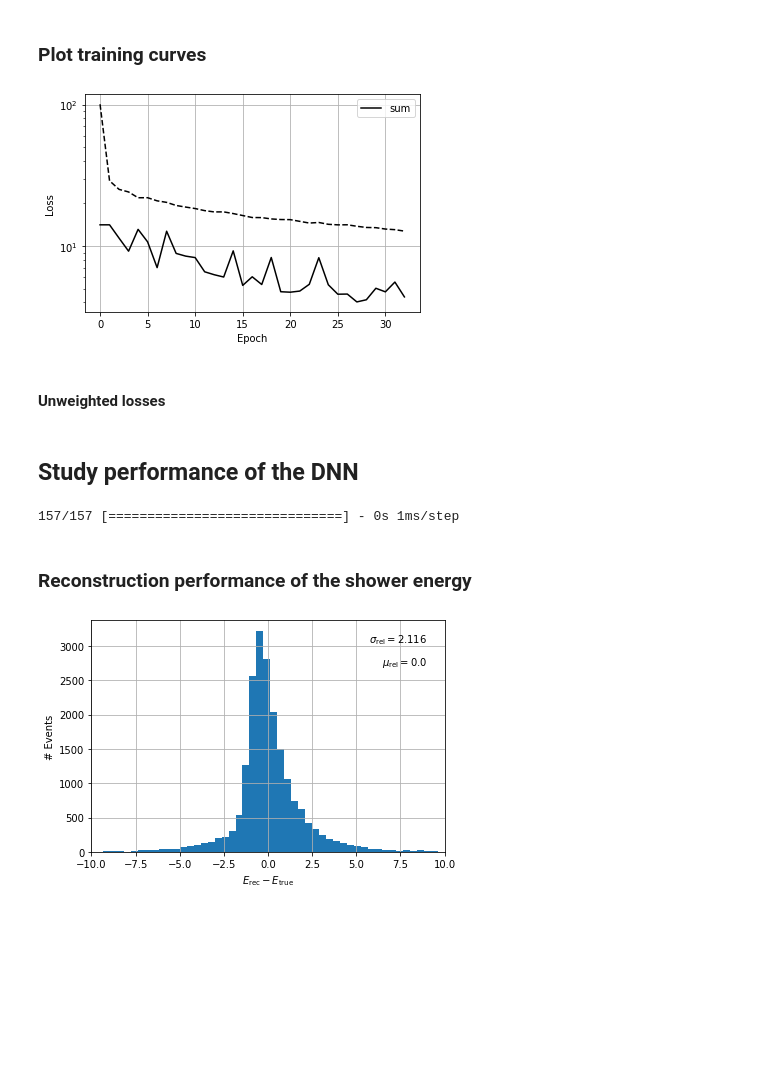
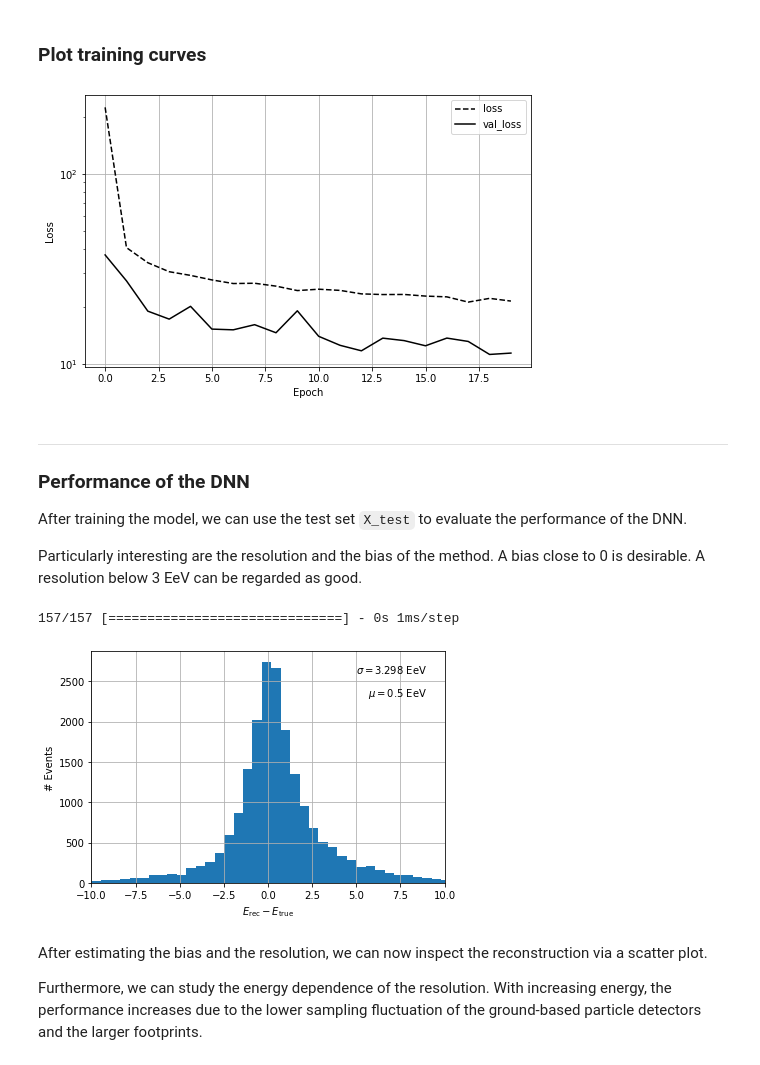
Before and after one commit to jglombitza/tutorial_nn_airshowers, a Jupyter notebook: fully_connected.ipynb, the cells around one changed output. Drawn from its saved outputs; the diff is of its cells as text; code cells hidden in the pictures; blank space fills up the shorter version.

```diff
--- a/fully_connected.ipynb
+++ b/fully_connected.ipynb
@@ -41,8 +43,8 @@ tf 2.6.0
 # %%
 import os
 import gdown
-url = "https://drive.google.com/u/0/uc?export=download&confirm=HgGH&id=1nQDddS36y4AcJ87ocoMjyx46HGueiU6k"
-output = 'airshowers.npz'
+url = "https://drive.google.com/u/0/uc?export=download&confirm=HgGH&id=19gOSVQ0mhdjMkm5i2u5NsGrWNBdlhR4F"
+output = 'airshowers_mnist.npz'
 
 if os.path.exists(output) == False:
     gdown.download(url, output, quiet=False)
@@ -143,7 +149,7 @@ axis = f['showeraxis']
 core = f['showercore'][:, 0:2]
 core /= 750
 # %%
-# energy - log10(E/eV) in range [18.5, 20]
-energy = 10**(f['logE'] - 18)
+# energy - log10(E/eV) in range 3 - 100 EeV
+energy = f['energy']
 print(energy)
 # %% [output]
@@ -177,8 +187,6 @@ model.add(layers.Flatten(input_shape=X_train.shape[1:]))  # this layer re-arrang
 model.add(layers.Dense(100, activation="relu"))
 model.add(layers.Dense(100, activation="relu"))
 model.add(layers.Dense(100, activation="relu"))
-model.add(layers.Dense(100, activation="relu"))
-model.add(layers.Dense(100, activation="relu"))
 model.add(layers.Dropout(0.3))
 model.add(layers.Dense(1))
 # %% [markdown]
@@ -236,10 +248,8 @@ fit = model.fit(
     X_train,
     energy_train,
     batch_size=128,
-    epochs=40,
+    epochs=20,
     verbose=2,
     validation_split=0.1,
-    callbacks=[keras.callbacks.ReduceLROnPlateau(factor=0.67, patience=10, verbose=1),
-               keras.callbacks.EarlyStopping(patience=5, verbose=1)]
 )
 # %% [output]
@@ -263,31 +273,30 @@ Epoch 00033: early stopping
 # %% [markdown]
 ### Plot training curves
 # %%
-fig, ax = plt.subplots(1)
+fig, ax = plt.subplots(1, figsize=(8,5))
 n = np.arange(len(fit.history['loss']))
 
-
-ax.plot(n, fit.history['loss'], ls='--', c='k')
-ax.plot(n, fit.history['val_loss'], label='sum', c='k')
+ax.plot(n, fit.history['loss'], ls='--', c='k', label='loss')
+ax.plot(n, fit.history['val_loss'], label='val_loss', c='k')
 
 ax.set_xlabel('Epoch')
 ax.set_ylabel('Loss')
 ax.legend()
 ax.semilogy()
 ax.grid()
 plt.show()
 # %% [output]
-[figure, old version]
+[figure, new version]
-# %% [markdown]
-#### Unweighted losses
-# %% [markdown]
-## Study performance of the DNN
+# %% [markdown]
+---
+### Performance of the DNN
+After training the model, we can use the test set `X_test` to evaluate the performance of the DNN.
+
+Particularly interesting are the resolution and the bias of the method. A bias close to 0 is desirable. A resolution below 3 EeV can be regarded as good.
 # %%
 energy_pred = model.predict(X_test, batch_size=128, verbose=1)[:,0]
 # %% [output]
 157/157 [==============================] - 0s 1ms/step
-# %% [markdown]
-### Reconstruction performance of the shower energy
 # %%
 diff = energy_pred - energy_test
 resolution = np.std(diff)
@@ -295,12 +304,16 @@ plt.figure()
 plt.hist(diff, bins=100)
 plt.xlabel('$E_\mathrm{rec} - E_\mathrm{true}$')
 plt.ylabel('# Events')
-plt.text(0.95, 0.95, '$\sigma_\mathrm{rel} = %.3f$' % resolution, ha='right', va='top', transform=plt.gca().transAxes)
-plt.text(0.95, 0.85, '$\mu_\mathrm{rel} = %.1f$' % diff.mean(), ha='right', va='top', transform=plt.gca().transAxes)
+plt.text(0.95, 0.95, '$\sigma = %.3f$ EeV' % resolution, ha='right', va='top', transform=plt.gca().transAxes)
+plt.text(0.95, 0.85, '$\mu = %.1f$ EeV' % diff.mean(), ha='right', va='top', transform=plt.gca().transAxes)
 plt.grid()
 plt.xlim(-10, 10)
 plt.tight_layout()
 # %% [output]
-[figure, old version]
+[figure, new version]
+# %% [markdown]
+After estimating the bias and the resolution, we can now inspect the reconstruction via a scatter plot.
+
+Furthermore, we can study the energy dependence of the resolution. With increasing energy, the performance increases due to the lower sampling fluctuation of the ground-based particle detectors and the larger footprints.
 # %%
 x = [3, 10, 30, 100]
```
Also changed, not shown: parts of 23 cells of this notebook.
